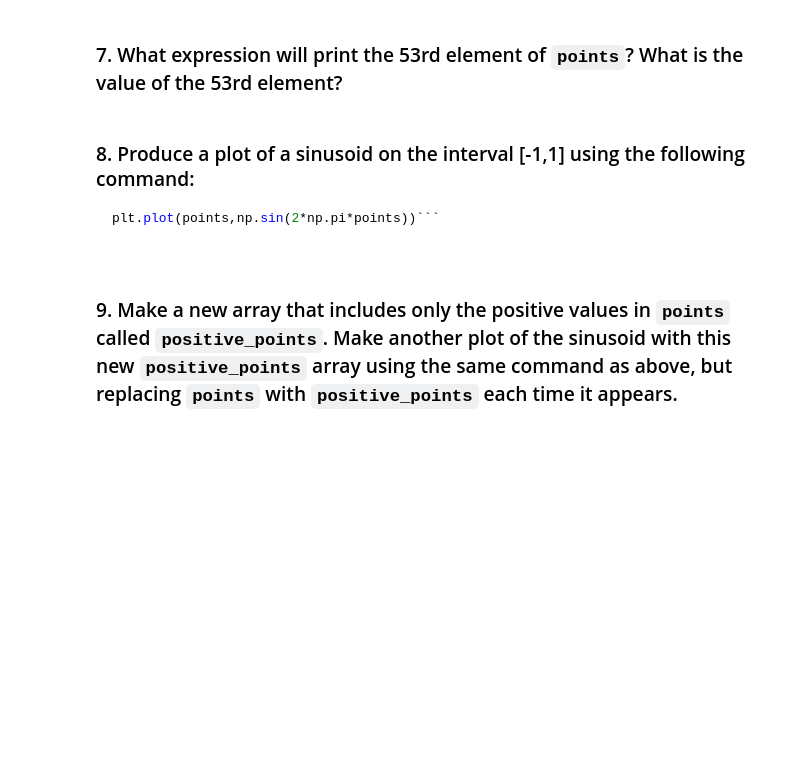
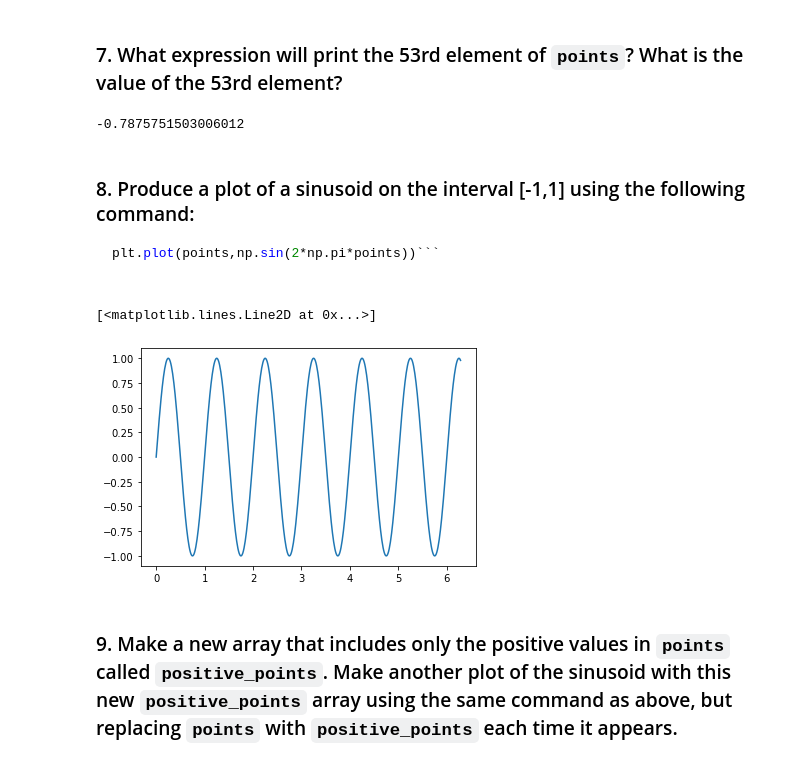
Before and after one commit to aquinocosme/ASTR3190-Introduction-to-Research-in-Astronomy, a Jupyter notebook: lessons/03.5_extra_numpy_AquinoOvelar.ipynb, the cells around one changed output. Cells and saved outputs as stored; diff of their text form; code cells hidden in the pictures; blank space fills up the shorter version.

````diff
--- a/lessons/03.5_extra_numpy_AquinoOvelar.ipynb
+++ b/lessons/03.5_extra_numpy_AquinoOvelar.ipynb
@@ -29,8 +62,19 @@ AttributeError: module 'numpy' has no attribute 'cube'
 # %% [markdown]
 ### 7. What expression will print the 53rd element of ```points```? What is the value of the 53rd element?
+# %%
+myArray[53]
+# %% [output]
+-0.7875751503006012
 # %% [markdown]
 ### 8. Produce a plot of a sinusoid on the interval [-1,1] using the following command: <br>
 ```python
 plt.plot(points,np.sin(2*np.pi*points))```
+# %%
+#the more points the better are the curves :)
+points = np.array(np.linspace(0,2*np.pi,500))
+mpl.plot(points,np.sin(2*np.pi*points))
+# %% [output]
+[<matplotlib.lines.Line2D at 0x...>]
+[figure, added]
 # %% [markdown]
 ### 9. Make a new array that includes only the positive values in ```points``` called ```positive_points```. Make another plot of the sinusoid with this new ```positive_points``` array using the same command as above, but replacing ```points``` with ```positive_points``` each time it appears.
````
Also changed, not shown: parts of 10 cells of this notebook.
